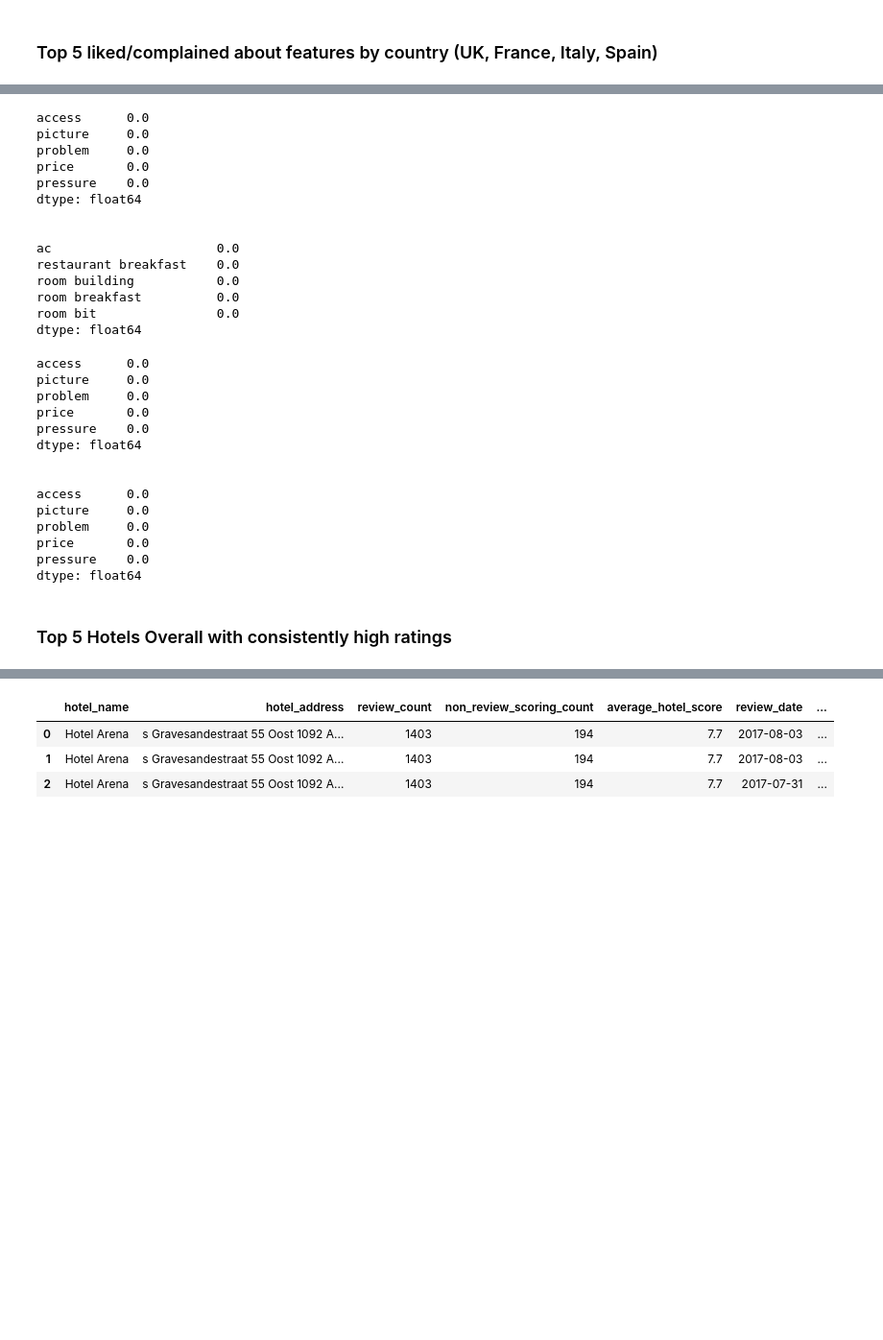
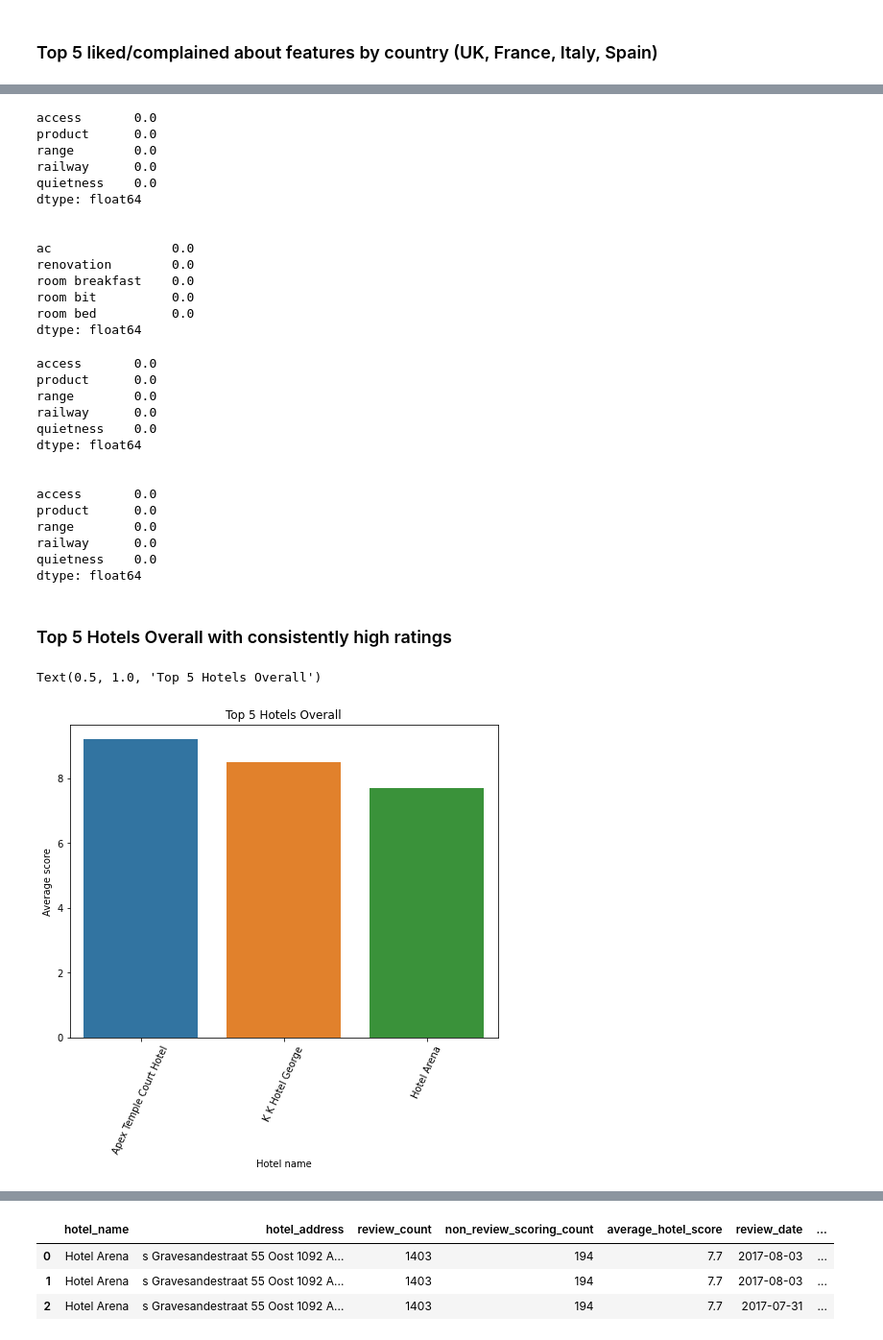
Before and after one commit to echemochek/booking.com-feature_extraction, a Jupyter notebook: bookingdotcom.ipynb, the cells around one changed output, grey strips where cells are left out. Shown: that part at 96% size. Saved outputs shown, nothing was run; the diff lists cells and outputs as text; code cells hidden in the pictures; blank space fills up the shorter version.

```diff
--- a/bookingdotcom.ipynb
+++ b/bookingdotcom.ipynb
@@ -31,7 +33,7 @@ df = pd.read_excel("BookingDotCom_HotelReviews.xlsx", sheet_name="Data") # origi
 # df = pd.read_csv("dfProcessed.csv") # saved from executing the steps in this notebook
 
 # sample the first 1000 rows of df
-df = df[:15000]
+df = df[:1500]
 
 # rename df columns to lower case
 df.columns= df.columns.str.lower()
@@ -295,19 +302,19 @@ print(matPos.iloc[df.index[df.country == 'Italy']].agg(sum).sort_values(ascendin
 print('\n')
 print(matNeg.iloc[df.index[df.country == 'Italy']].agg(sum).sort_values(ascending=False)[:5])
 # %% [output]
-access      0.0
-picture     0.0
-problem     0.0
-price       0.0
-pressure    0.0
+access       0.0
+product      0.0
+range        0.0
+railway      0.0
+quietness    0.0
 dtype: float64
 
 
-ac                      0.0
-restaurant breakfast    0.0
-room building           0.0
-room breakfast          0.0
-room bit                0.0
+ac                0.0
+renovation        0.0
+room breakfast    0.0
+room bit          0.0
+room bed          0.0
 dtype: float64
 # %%
 # Spain likes/complaints
@@ -315,19 +322,19 @@ print(matPos.iloc[df.index[df.country == 'Spain']].agg(sum).sort_values(ascendin
 print('\n')
 print(matPos.iloc[df.index[df.country == 'Spain']].agg(sum).sort_values(ascending=False)[:5])
 # %% [output]
-access      0.0
-picture     0.0
-problem     0.0
-price       0.0
-pressure    0.0
+access       0.0
+product      0.0
+range        0.0
+railway      0.0
+quietness    0.0
 dtype: float64
 
 
-access      0.0
-picture     0.0
-problem     0.0
-price       0.0
-pressure    0.0
+access       0.0
+product      0.0
+range        0.0
+railway      0.0
+quietness    0.0
 dtype: float64
 # %% [markdown]
 ### Top 5 Hotels Overall with consistently high ratings
@@ -333,0 +343,19 @@ dtype: float64
+# %%
+# top 5 hotels
+topOverall = overallRatings.sort_values(by=['average_hotel_score'], ascending=False)[:5].reset_index()
+
+plt.figure(figsize=(8,6))
+
+x_labels = list(topOverall.hotel_name)
+
+fig = sns.barplot(
+    data=topOverall,
+    x='hotel_name', y='average_hotel_score',
+    errorbar=None)
+plt.xlabel('Hotel name')
+plt.ylabel('Average score')
+plt.xticks(rotation=65)
+plt.title('Top 5 Hotels Overall')
+# %% [output]
+Text(0.5, 1.0, 'Top 5 Hotels Overall')
+[figure, added]
```
Also changed, not shown: parts of 22 cells of this notebook.
